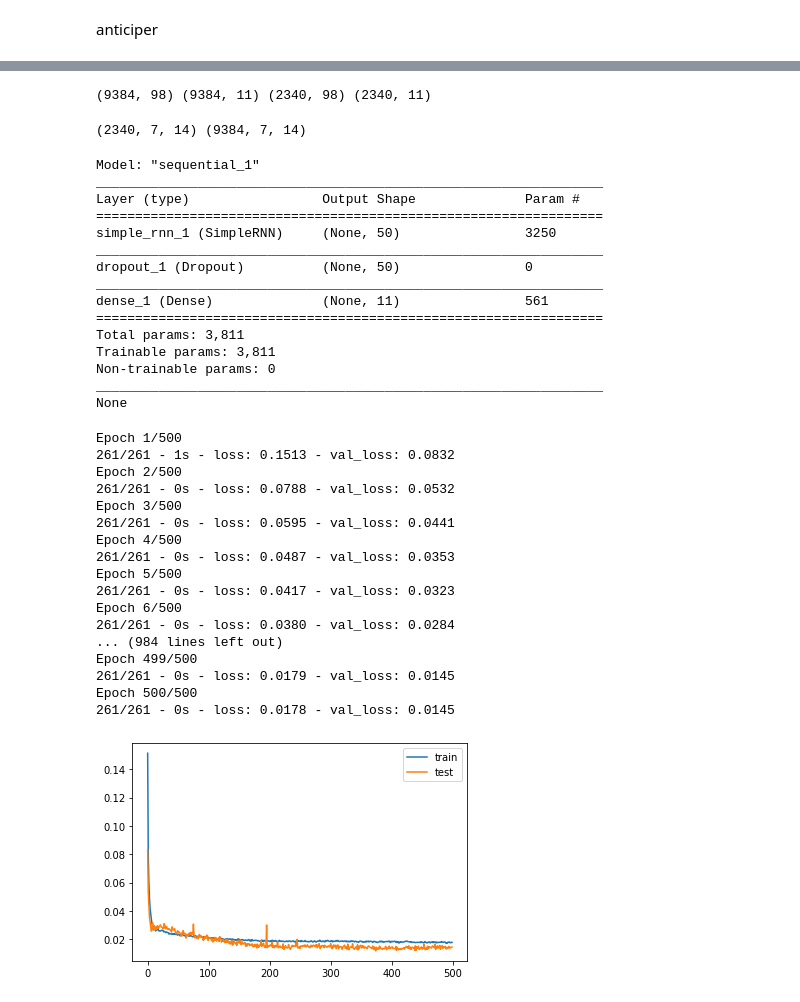
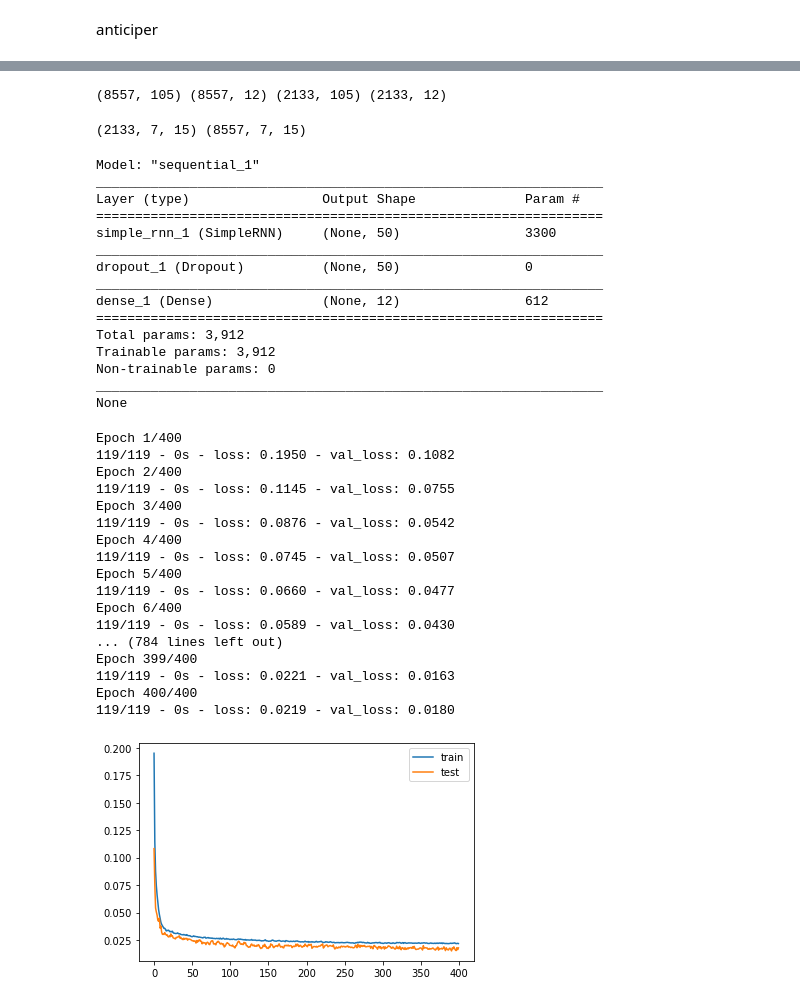
Before and after one commit to XIAxuanzheFrancis/Apprentissage-du-mod-le-LSTM, a Jupyter notebook: rnn_correct_room.ipynb, the cells around one changed output, grey strips where cells are left out. Saved outputs shown, nothing was run; the diff lists cells and outputs as text; code cells hidden in the pictures.

```diff
--- a/rnn_correct_room.ipynb
+++ b/rnn_correct_room.ipynb
@@ -395,10 +686,11 @@ plt.tight_layout()
 # %% [markdown]
 anticiper
 # %%
-n_seconds = 7
-n_features = 14
+# 7*2 = 14 min
+n_temps = 7
+n_features = 15
 
-reframed = series_to_supervised(scaled, n_seconds, 1)
+reframed = series_to_supervised(scaled, n_temps, 1)
 # %%
 reframed.drop(reframed.columns[[-1,-2,-3]], axis=1, inplace=True)
 reframed.head(10)
@@ -422,24 +714,24 @@ train_samples = int(num_rows // 1.25)
 
 train = values[:train_samples, :]
 test = values[train_samples:, :]
-n_obs = n_seconds * n_features
+n_obs = n_temps * n_features
 train_X, train_y = train[:, :n_obs], train[:, -n_features+3:]
 test_X, test_y = test[:, :n_obs], test[:, -n_features+3:]
 print( train_X.shape, train_y.shape, test_X.shape, test_y.shape)
 # %% [output]
-(9384, 98) (9384, 11) (2340, 98) (2340, 11)
+(8557, 105) (8557, 12) (2133, 105) (2133, 12)
 # %%
-train_X = train_X.reshape((train_X.shape[0], n_seconds, n_features))
-test_X = test_X.reshape((test_X.shape[0], n_seconds, n_features))
+train_X = train_X.reshape((train_X.shape[0], n_temps, n_features))
+test_X = test_X.reshape((test_X.shape[0], n_temps, n_features))
 
 print(test_X.shape,train_X.shape)
 # %% [output]
-(2340, 7, 14) (9384, 7, 14)
+(2133, 7, 15) (8557, 7, 15)
 # %%
 model = Sequential()
 model.add(SimpleRNN(units = 50, activation='tanh', input_shape= (train_X.shape[1],train_X.shape[2])))
-model.add(Dropout(0.2))
-model.add(Dense(units = 11))
+model.add(Dropout(0.3))
+model.add(Dense(units = 12))
 model.compile(optimizer='adam', loss='mae')
 print(model.summary())
 # %% [output]
@@ -447,41 +739,41 @@ Model: "sequential_1"
 _________________________________________________________________
 Layer (type)                 Output Shape              Param #
 =================================================================
-simple_rnn_1 (SimpleRNN)     (None, 50)                3250
+simple_rnn_1 (SimpleRNN)     (None, 50)                3300
 _________________________________________________________________
 dropout_1 (Dropout)          (None, 50)                0
 _________________________________________________________________
-dense_1 (Dense)              (None, 11)                561
+dense_1 (Dense)              (None, 12)                612
 =================================================================
-Total params: 3,811
-Trainable params: 3,811
+Total params: 3,912
+Trainable params: 3,912
 Non-trainable params: 0
 _________________________________________________________________
 None
 # %%
-history = model.fit(train_X, train_y, epochs=500, batch_size=36, validation_data=(test_X, test_y), verbose=2, shuffle=False)
+history = model.fit(train_X, train_y, epochs=400, batch_size=72, validation_data=(test_X, test_y), verbose=2, shuffle=False)
 plt.plot(history.history['loss'], label='train')
 plt.plot(history.history['val_loss'], label='test')
 plt.legend()
 plt.show()
 # %% [output]
-Epoch 1/500
-261/261 - 1s - loss: 0.1513 - val_loss: 0.0832
-Epoch 2/500
-261/261 - 0s - loss: 0.0788 - val_loss: 0.0532
-Epoch 3/500
-261/261 - 0s - loss: 0.0595 - val_loss: 0.0441
-Epoch 4/500
-261/261 - 0s - loss: 0.0487 - val_loss: 0.0353
-Epoch 5/500
-261/261 - 0s - loss: 0.0417 - val_loss: 0.0323
-Epoch 6/500
-261/261 - 0s - loss: 0.0380 - val_loss: 0.0284
-... (984 lines left out)
-Epoch 499/500
-261/261 - 0s - loss: 0.0179 - val_loss: 0.0145
-Epoch 500/500
-261/261 - 0s - loss: 0.0178 - val_loss: 0.0145
+Epoch 1/400
+119/119 - 0s - loss: 0.1950 - val_loss: 0.1082
+Epoch 2/400
+119/119 - 0s - loss: 0.1145 - val_loss: 0.0755
+Epoch 3/400
+119/119 - 0s - loss: 0.0876 - val_loss: 0.0542
+Epoch 4/400
+119/119 - 0s - loss: 0.0745 - val_loss: 0.0507
+Epoch 5/400
+119/119 - 0s - loss: 0.0660 - val_loss: 0.0477
+Epoch 6/400
+119/119 - 0s - loss: 0.0589 - val_loss: 0.0430
+... (784 lines left out)
+Epoch 399/400
+119/119 - 0s - loss: 0.0221 - val_loss: 0.0163
+Epoch 400/400
+119/119 - 0s - loss: 0.0219 - val_loss: 0.0180
-[figure, old version]
+[figure, new version]
 # %%
 yhat = model.predict(test_X)
```
Also changed, not shown: parts of 41 cells of this notebook, 14 other files.
